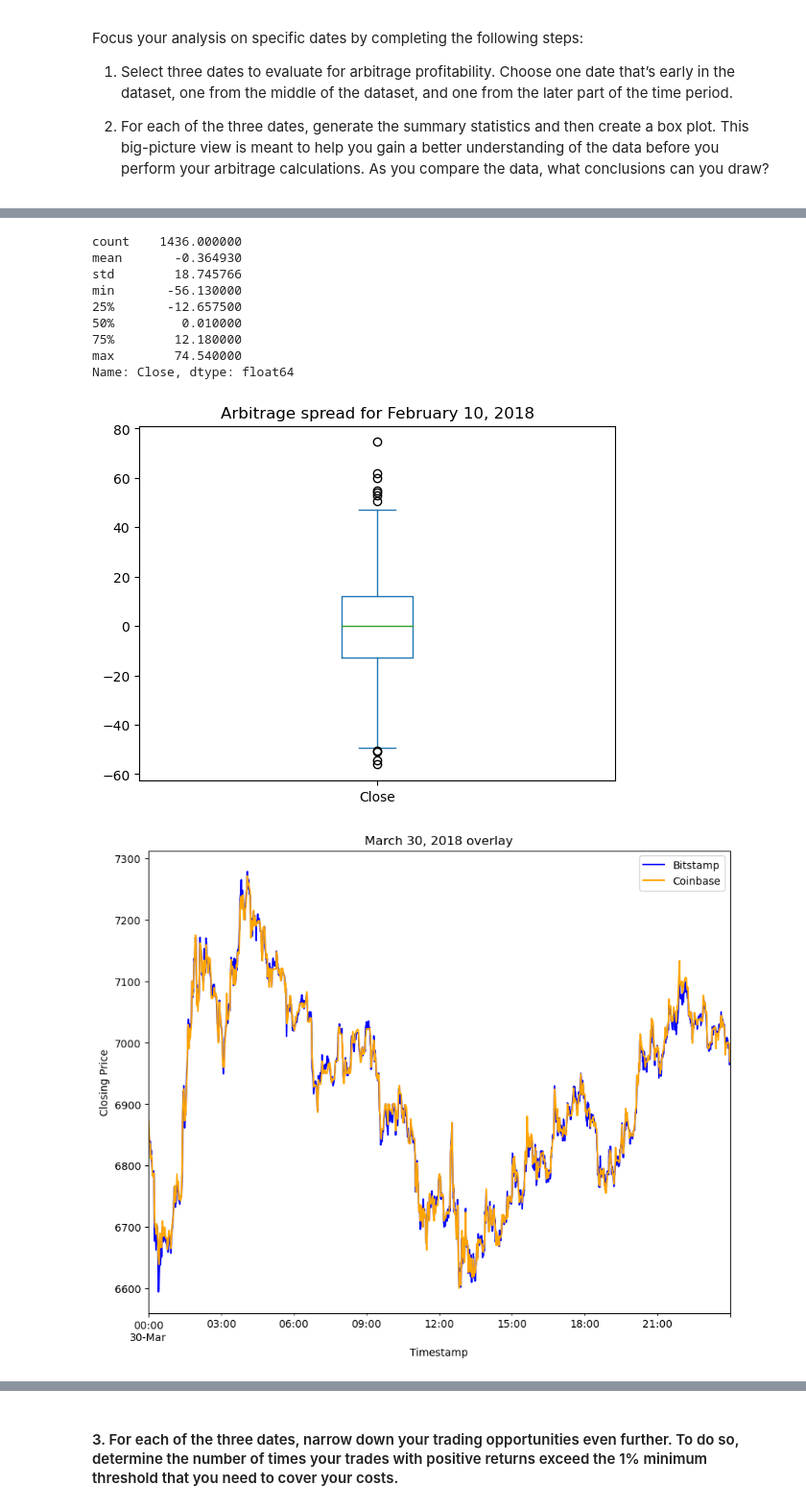
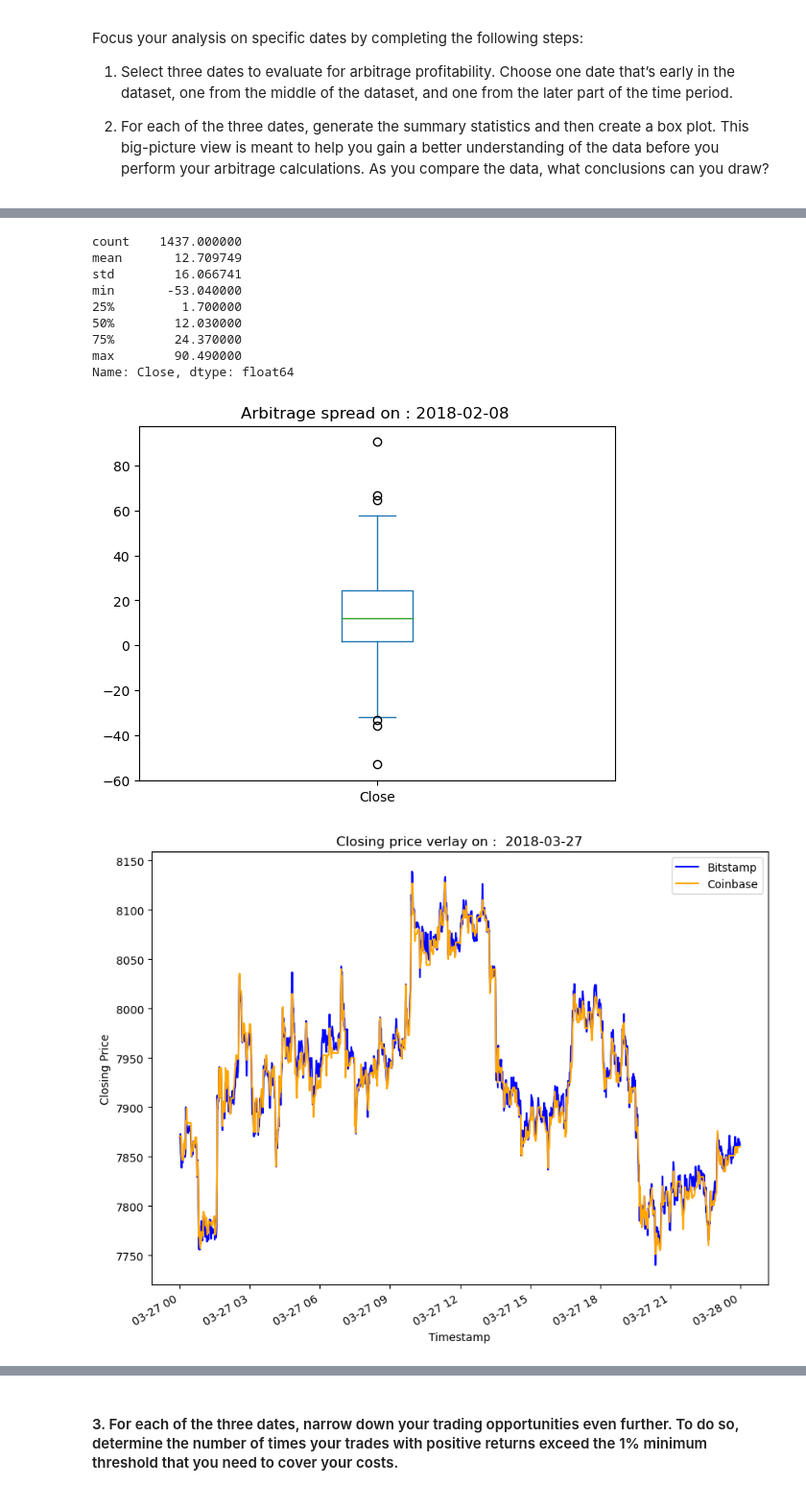
Before and after one commit to Xipilscode/Crypto_arbitrage_analysis-Pandas-, a Jupyter notebook: crypto_arbitrage.ipynb, the cells around one changed output, grey strips where cells are left out. Shown at 96% size. Cells and saved outputs as stored; diff of their text form; code cells hidden in the pictures.

```diff
--- a/crypto_arbitrage.ipynb
+++ b/crypto_arbitrage.ipynb
@@ -343,11 +384,22 @@ Focus your analysis on specific dates by completing the following steps:
 # %%
 # Select three dates to evaluate for arbitrage profitability
 early_date = '2018-01-20'
-middle_date = '2018-02-10'
-late_date = '2018-03-30'
+middle_date = '2018-02-08'
+late_date = '2018-03-27'
+
 # Create an overlay plot that visualizes the two dataframes over a period of one day early in the dataset.
-ax = bitstamp_sliced['Close'].loc[early_date].plot(legend=True,figsize=(10,8), title="January 20, 2018 overlay", color="blue", label="Bitstamp")
-coinbase_sliced['Close'].loc[early_date].plot(legend=True,figsize=(10,8), color="orange", label="Coinbase")
+ax = bitstamp_sliced['Close'].loc[early_date].plot(
+        legend=True,
+        figsize=(10,8),
+        title= f"Closing price verlay on : {early_date}",
+        color="blue",
+        label="Bitstamp")
+coinbase_sliced['Close'].loc[early_date].plot(
+        legend=True,
+        figsize=(10,8),
+        color="orange",
+        label="Coinbase")
+
 # Set name for y axis
 ax.set_ylabel("Closing Price");
 # %% [output]
@@ -385,32 +446,41 @@ ax.set_ylabel("Closing Price");
 # %%
 # Using the date in the middle that you have selected, calculate the arbitrage spread
-# by subtracting the bitstamp lower closing prices from the coinbase higher closing prices
-arbitrage_spread_middle = coinbase_sliced['Close'].loc[middle_date] - bitstamp_sliced['Close'].loc[middle_date]
+# by subtracting the coinbase lower closing prices from the bitstamp higher closing prices
+arbitrage_spread_middle = bitstamp_sliced['Close'].loc[middle_date] - coinbase_sliced['Close'].loc[middle_date]
 
 # Generate summary statistics
 arbitrage_spread_middle.describe()
 # %% [output]
-count    1436.000000
-mean       -0.364930
-std        18.745766
-min       -56.130000
-25%       -12.657500
-50%         0.010000
-75%        12.180000
-max        74.540000
+count    1437.000000
+mean       12.709749
+std        16.066741
+min       -53.040000
+25%         1.700000
+50%        12.030000
+75%        24.370000
+max        90.490000
 Name: Close, dtype: float64
 # %%
 # Visualize the arbitrage spread from the middle of the dataset in a box plot
-arbitrage_spread_middle.plot(kind="box", title="Arbitrage spread for February 10, 2018");
+arbitrage_spread_middle.plot(kind="box", title=f"Arbitrage spread on : {middle_date} ");
 # %% [output]
-[figure, old version]
+[figure, new version]
 # %%
 # Create an overlay plot that visualizes the two dataframes over a period of one day from late in the dataset.
-ax = bitstamp_sliced['Close'].loc[late_date].plot(legend=True,figsize=(10,8), title="March 30, 2018 overlay", color="blue", label="Bitstamp")
-coinbase_sliced['Close'].loc[late_date].plot(legend=True,figsize=(10,8), color="orange", label="Coinbase")
+ax = bitstamp_sliced['Close'].loc[late_date].plot(
+        legend=True,
+        figsize=(10,8),
+        title=f"Closing price verlay on :  {late_date}",
+        color="blue", label="Bitstamp")
+coinbase_sliced['Close'].loc[late_date].plot(
+        legend=True,
+        figsize=(10,8),
+        color="orange",
+        label="Coinbase")
+
 # Set name for y axis
 ax.set_ylabel("Closing Price");
 # %% [output]
-[figure, old version]
+[figure, new version]
 # %%
 # Using the date from the late that you have selected, calculate the arbitrage spread
```
Also changed, not shown: parts of 32 cells of this notebook.
